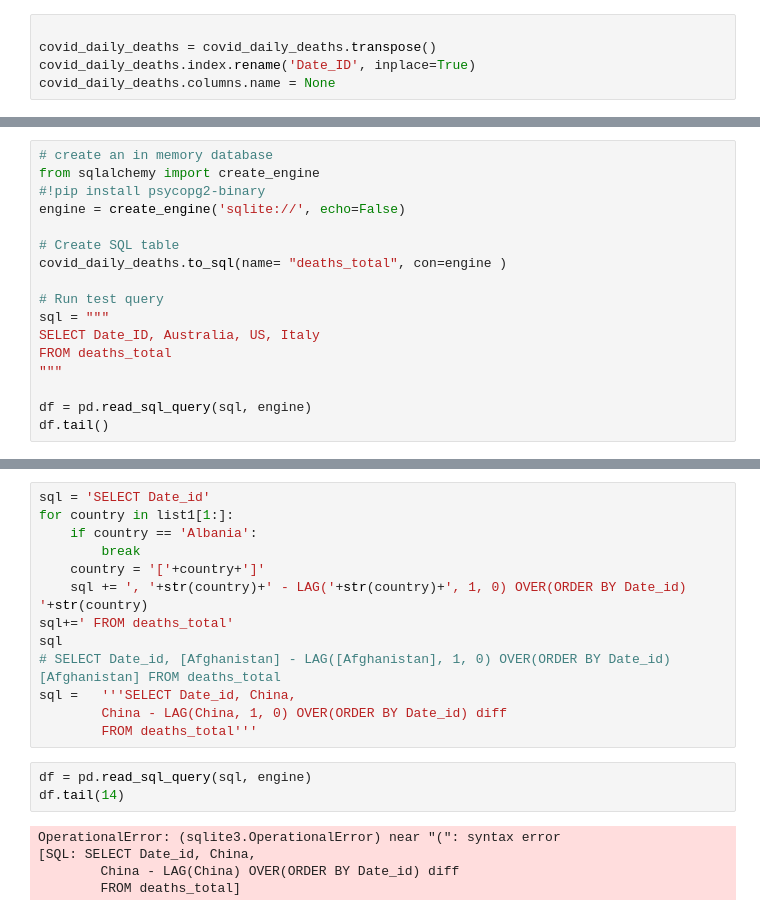
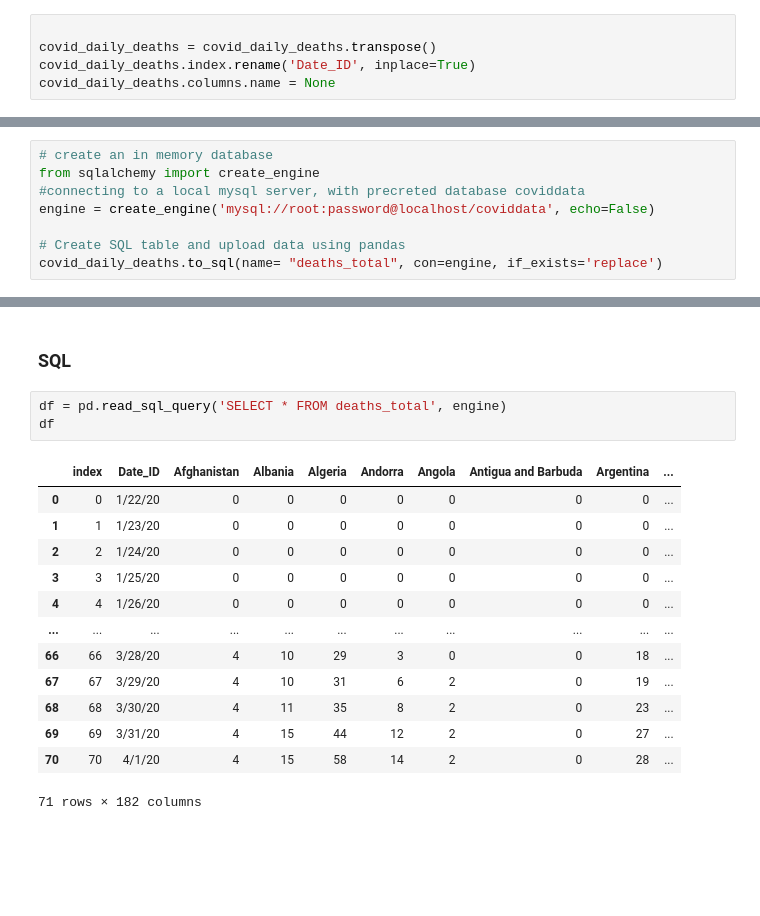
Before and after one commit to gorff/NucleusWealthCodeTest, a Jupyter notebook: codeTest.ipynb, the cells around one changed output, grey strips where cells are left out. Cells and saved outputs as stored; diff of their text form; blank space fills up the shorter version.

```diff
--- a/codeTest.ipynb
+++ b/codeTest.ipynb
@@ -61,0 +71,8 @@ covid_daily_deaths.columns.name = None
+# %%
+# create an in memory database
+from sqlalchemy import create_engine
+#connecting to a local mysql server, with precreted database coviddata
+engine = create_engine('mysql://root:password@localhost/coviddata', echo=False)
+
+# Create SQL table and upload data using pandas
+covid_daily_deaths.to_sql(name= "deaths_total", con=engine, if_exists='replace')
@@ -82,17 +205,0 @@ Python: Provide code to upload the table from step 3 into an SQL table named dea
-# %%
-# create an in memory database
-from sqlalchemy import create_engine
-#!pip install psycopg2-binary
-engine = create_engine('sqlite://', echo=False)
-
-# Create SQL table
-covid_daily_deaths.to_sql(name= "deaths_total", con=engine )
-
-# Run test query
-sql = """
-SELECT Date_ID, Australia, US, Italy
-FROM deaths_total
-"""
-
-df = pd.read_sql_query(sql, engine)
-df.tail()
@@ -170,21 +206,19 @@ print(list1[1:])
-# %%
-sql = 'SELECT Date_id'
-for country in list1[1:]:
-    if country == 'Albania':
-        break
-    country = '['+country+']'
-    sql += ', '+str(country)+' - LAG('+str(country)+', 1, 0) OVER(ORDER BY Date_id) '+str(country)
-sql+=' FROM deaths_total'
-sql
-# SELECT Date_id, [Afghanistan] - LAG([Afghanistan], 1, 0) OVER(ORDER BY Date_id) [Afghanistan] FROM deaths_total
-sql =   '''SELECT Date_id, China,
-        China - LAG(China, 1, 0) OVER(ORDER BY Date_id) diff
-        FROM deaths_total'''
+# %% [markdown]
+### SQL
 # %%
-df = pd.read_sql_query(sql, engine)
-df.tail(14)
+df = pd.read_sql_query('SELECT * FROM deaths_total', engine)
+df
 # %% [output]
+|  | index | Date_ID | Afghanistan | Albania | Algeria | Andorra | Angola | Antigua and Barbuda | Argentina | ... |
+| 0 | 0 | 1/22/20 | 0 | 0 | 0 | 0 | 0 | 0 | 0 | ... |
+| 1 | 1 | 1/23/20 | 0 | 0 | 0 | 0 | 0 | 0 | 0 | ... |
+| 2 | 2 | 1/24/20 | 0 | 0 | 0 | 0 | 0 | 0 | 0 | ... |
+| 3 | 3 | 1/25/20 | 0 | 0 | 0 | 0 | 0 | 0 | 0 | ... |
+| 4 | 4 | 1/26/20 | 0 | 0 | 0 | 0 | 0 | 0 | 0 | ... |
+| ... | ... | ... | ... | ... | ... | ... | ... | ... | ... | ... |
+| 66 | 66 | 3/28/20 | 4 | 10 | 29 | 3 | 0 | 0 | 18 | ... |
+| 67 | 67 | 3/29/20 | 4 | 10 | 31 | 6 | 2 | 0 | 19 | ... |
+| 68 | 68 | 3/30/20 | 4 | 11 | 35 | 8 | 2 | 0 | 23 | ... |
+| 69 | 69 | 3/31/20 | 4 | 15 | 44 | 12 | 2 | 0 | 27 | ... |
+| 70 | 70 | 4/1/20 | 4 | 15 | 58 | 14 | 2 | 0 | 28 | ... |
-OperationalError: (sqlite3.OperationalError) near "(": syntax error
-[SQL: SELECT Date_id, China,
-        China - LAG(China) OVER(ORDER BY Date_id) diff
-        FROM deaths_total]
+71 rows × 182 columns
```
Also changed, not shown: parts of 38 cells of this notebook.
